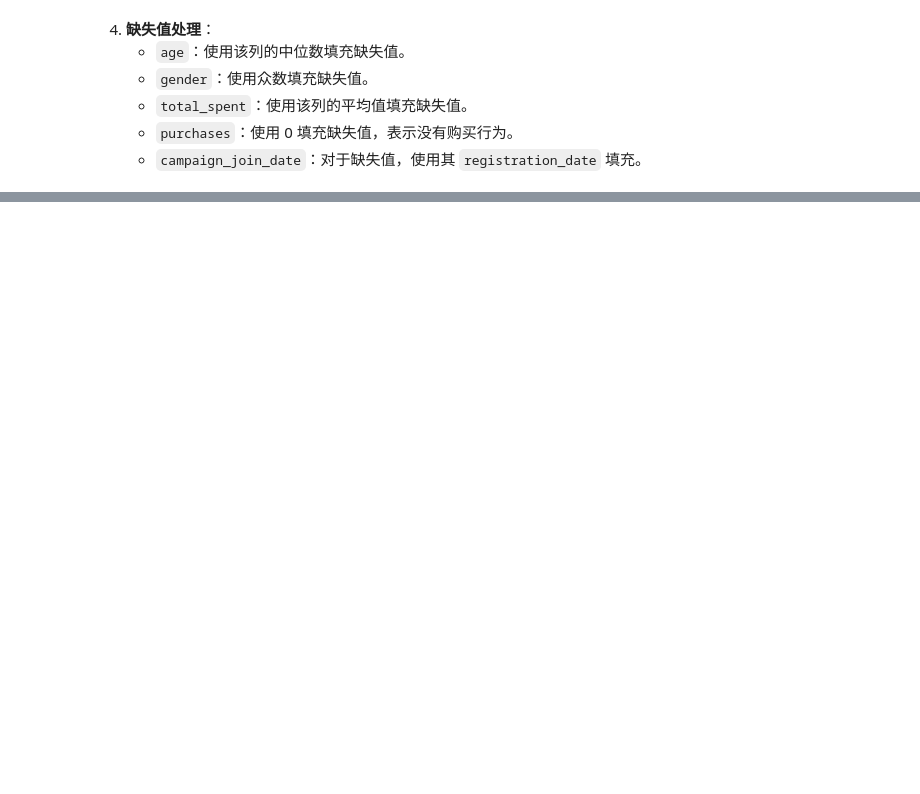
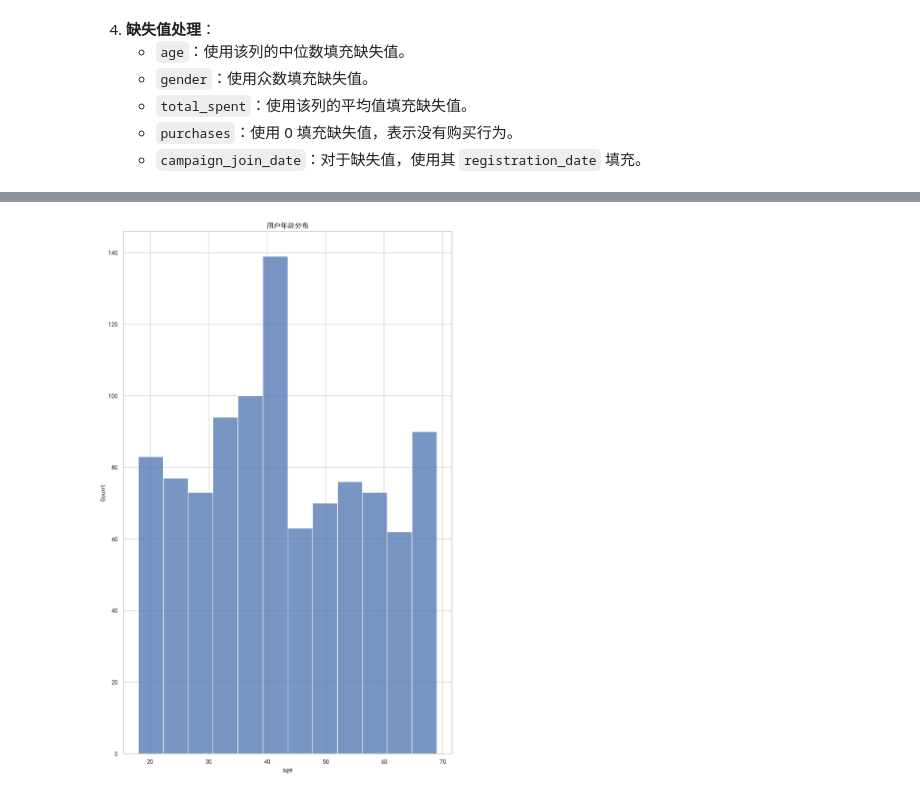
Before and after one commit to yt-x/ds_learn, a Jupyter notebook: practice/practice.ipynb, the cells around one changed output, grey strips where cells are left out. Saved outputs shown, nothing was run; the diff lists cells and outputs as text; code cells hidden in the pictures; blank space fills up the shorter version.

```diff
--- a/practice/practice.ipynb
+++ b/practice/practice.ipynb
@@ -1110,0 +1291,10 @@ df.loc[df['gender'].isna(), 'gender'] = df['gender'].mode()[0]
+# %%
+#  绘制 `age` 列的直方图，观察年龄分布情况
+fig = plt.figure(1, figsize=(10, 16), dpi=300)
+
+sns.histplot(data=df, x='age', legend=True)
+plt.title("用户年龄分布")
+
+plt.show()
+# %% [output]
+[figure, added]
```
Also changed, not shown: parts of 31 cells of this notebook, 3 other files.
